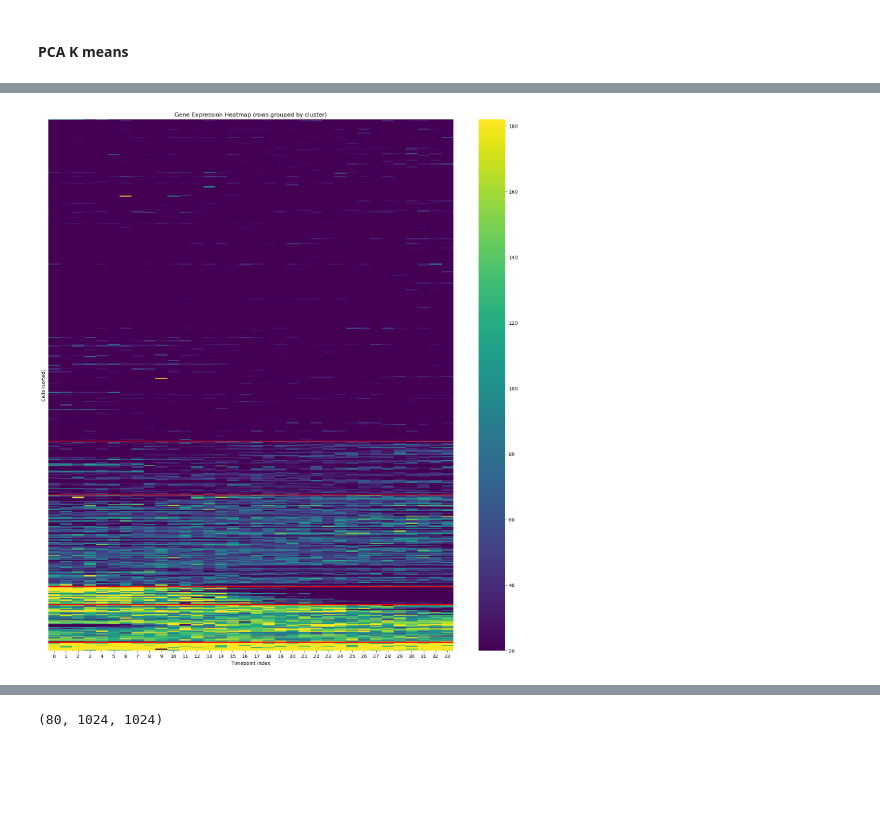
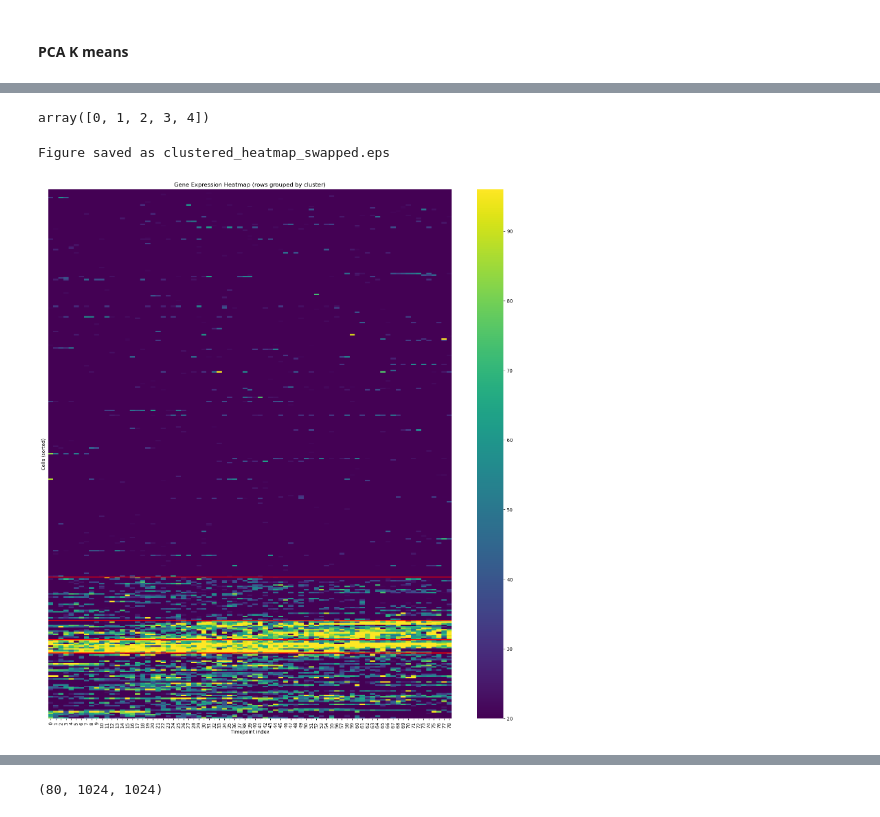
Before and after one commit to Omergottlieb33/MS2, a Jupyter notebook: notebooks/gene_expression_analysis.ipynb, the cells around one changed output, grey strips where cells are left out. Drawn from its saved outputs; the diff is of its cells as text; code cells hidden in the pictures; blank space fills up the shorter version.

```diff
--- a/notebooks/gene_expression_analysis.ipynb
+++ b/notebooks/gene_expression_analysis.ipynb
@@ -531,7 +551,7 @@ plt.show()
 # %% [markdown]
 ### Gene Clustering
 # %%
-df_filled = df_filtered.fillna(0.0)
+df_filled = df.fillna(0.0)
 # %%
 cells_array = df_filled.drop(
     columns=['timepoint'], errors='ignore').to_numpy()[:-1, :].T
@@ -559,5 +579,5 @@ plt.show()
 # %%
-normalized_array = normalise_signals(cells_array, 20)
+normalized_array = normalise_signals(cells_array, 20.0)
 # %% [markdown]
 #### PCA K means
 # %%
@@ -599,5 +619,5 @@ plt.show()
 # %%
-labels = KMeans(n_clusters=5, random_state=0).fit_predict(Z[:, :6])
+labels = KMeans(n_clusters=4, random_state=0).fit_predict(Z[:, :6])
 # %%
 np.unique(labels)
 # %% [output]
@@ -699,10 +718,15 @@ array([1, 3, 1, 1, 1, 0, 1, 1, 1, 4, 1, 1, 1, 1, 3, 1, 1, 3, 4, 4, 4, 1,
 # %%
-labels_swapped = np.where(labels == 0, 1,
-                  np.where(labels == 1, 0, labels))
+labels_swapped = np.where(labels == 1, 0,
+                  np.where(labels == 0, 1, labels))
+# %%
+np.unique(labels_swapped)
+# %% [output]
+array([0, 1, 2, 3, 4])
 # %%
 # ---- Heatmap sorted by KMeans cluster labels ----
 # Row (cell) names in the same order used to build cells_array
 
-clustered_cells_df = show_clustered_heat_map(labels_swapped, cells_array, cell_names)
+clustered_cells_df = show_clustered_heat_map(labels_swapped, cells_array, cell_names, True, save_eps=True, filename="clustered_heatmap_swapped.eps")
 # %% [output]
+Figure saved as clustered_heatmap_swapped.eps
-[figure, old version]
+[figure, new version]
```
Also changed, not shown: parts of 76 cells of this notebook, 2 other files.
